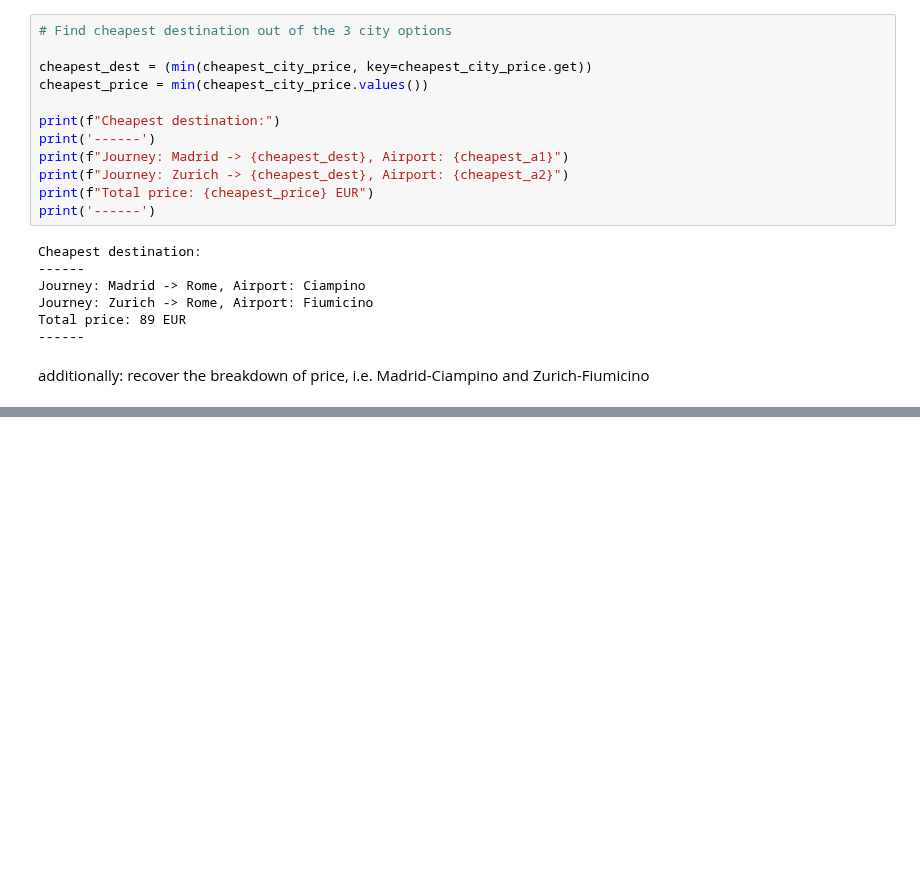
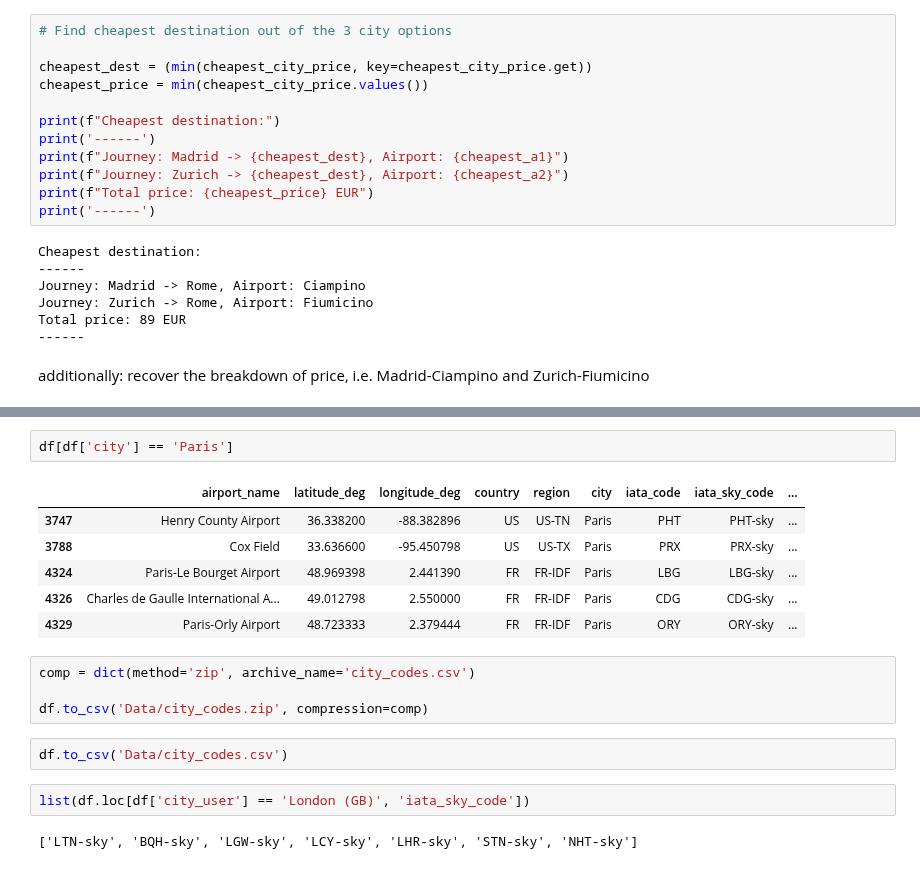
Before and after one commit to lkripa/flight_finder, a Jupyter notebook: playground.ipynb, the cells around one changed output, grey strips where cells are left out. Cells and saved outputs as stored; diff of their text form; blank space fills up the shorter version.

```diff
--- a/playground.ipynb
+++ b/playground.ipynb
@@ -255,0 +348,19 @@ additionally: recover the breakdown of price, i.e. Madrid-Ciampino and Zurich-Fi
+# %%
+df[df['city'] == 'Paris']
+# %% [output]
+|  | airport_name | latitude_deg | longitude_deg | country | region | city | iata_code | iata_sky_code | ... |
+| 3747 | Henry County Airport | 36.338200 | -88.382896 | US | US-TN | Paris | PHT | PHT-sky | ... |
+| 3788 | Cox Field | 33.636600 | -95.450798 | US | US-TX | Paris | PRX | PRX-sky | ... |
+| 4324 | Paris-Le Bourget Airport | 48.969398 | 2.441390 | FR | FR-IDF | Paris | LBG | LBG-sky | ... |
+| 4326 | Charles de Gaulle International A... | 49.012798 | 2.550000 | FR | FR-IDF | Paris | CDG | CDG-sky | ... |
+| 4329 | Paris-Orly Airport | 48.723333 | 2.379444 | FR | FR-IDF | Paris | ORY | ORY-sky | ... |
+# %%
+comp = dict(method='zip', archive_name='city_codes.csv')
+
+df.to_csv('Data/city_codes.zip', compression=comp)
+# %%
+df.to_csv('Data/city_codes.csv')
+# %%
+list(df.loc[df['city_user'] == 'London (GB)', 'iata_sky_code'])
+# %% [output]
+['LTN-sky', 'BQH-sky', 'LGW-sky', 'LCY-sky', 'LHR-sky', 'STN-sky', 'NHT-sky']
```
Also changed, not shown: parts of 56 cells of this notebook.
